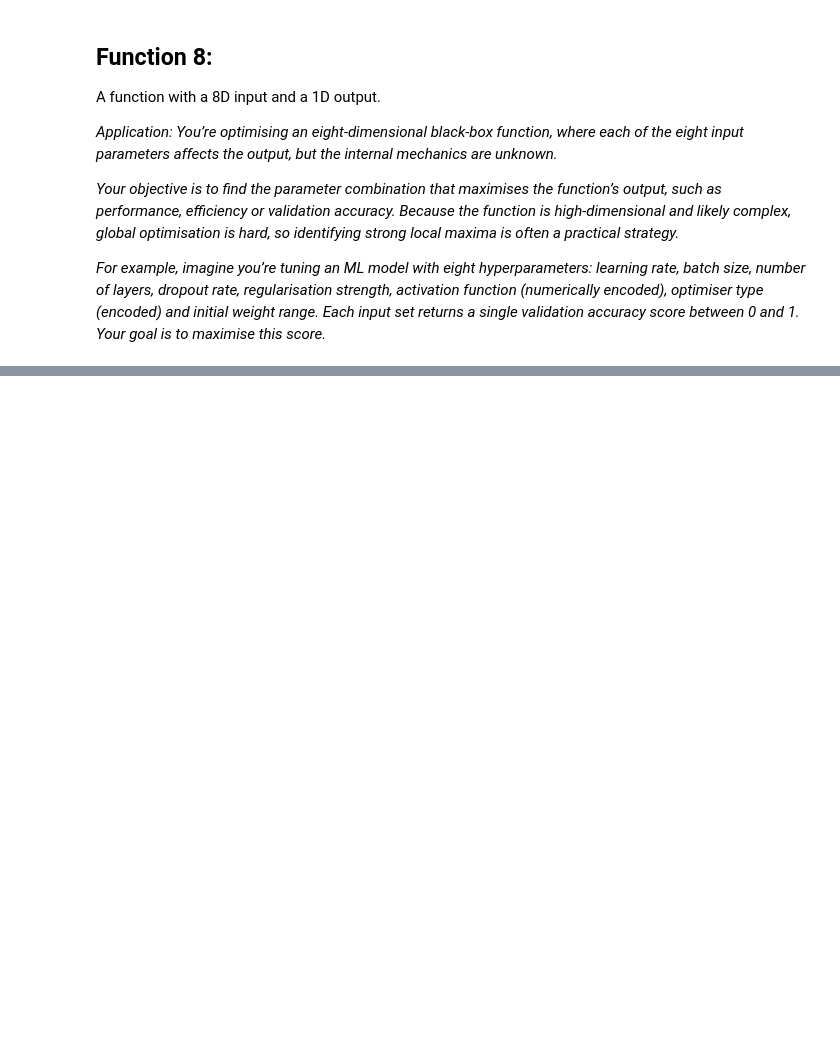
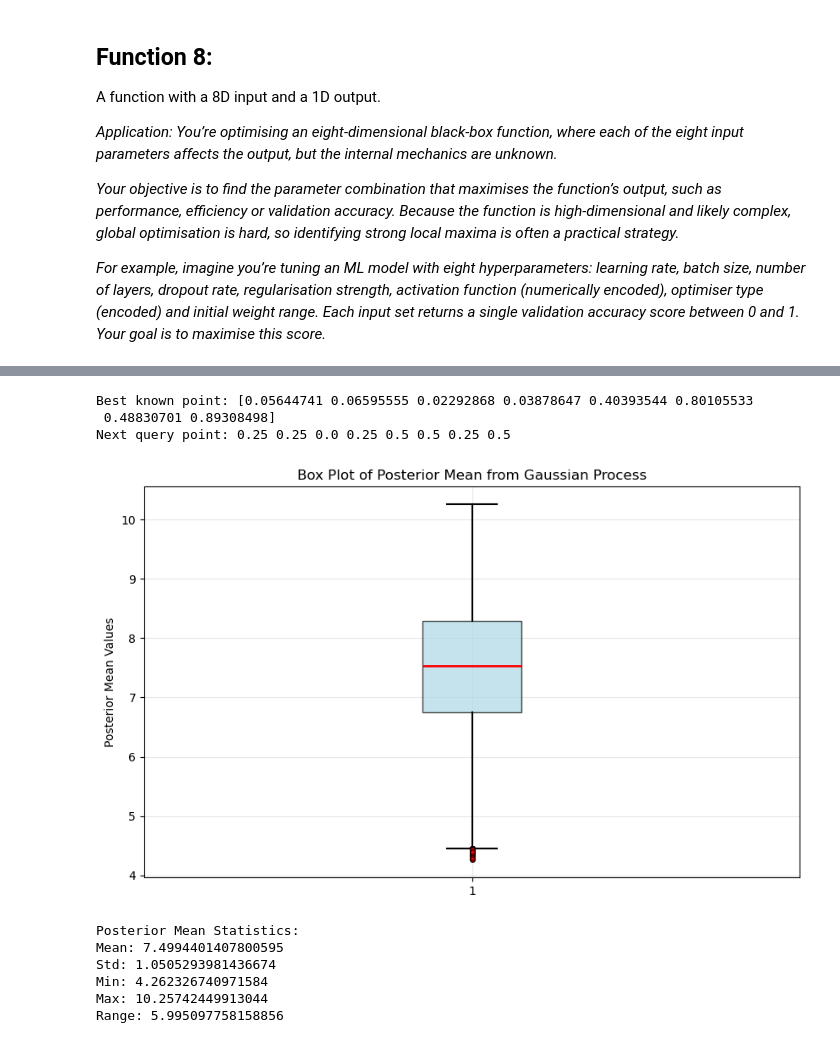
Before and after one commit to Kelly-A-W/Imperial-AI-and-ML-Course-Capstone-Project, a Jupyter notebook: capstone_assignment_12_1.ipynb, the cells around one changed output, grey strips where cells are left out. Drawn from its saved outputs; the diff is of its cells as text; code cells hidden in the pictures; blank space fills up the shorter version.

```diff
--- a/capstone_assignment_12_1.ipynb
+++ b/capstone_assignment_12_1.ipynb
@@ -1289,0 +1378,49 @@ A function with a 8D input and a 1D output.
+# %%
+# Calculate the UCB aquisition function
+kappa = 0.001
+UCB = post_mean + kappa * post_std
+
+# Calculate the PI aquisition function
+eta = 0.01 # encourages improvement by at least eta
+y_max = float(np.max(y_8))
+z = (post_mean - y_max - eta) / (post_std + 1e-12)
+PI = norm.cdf(z)
+
+# Get the next query point
+max_idx_8 = np.argmax(PI)
+next_point_8 = x_8_grid[max_idx_8]
+print("Best known point:", x_8[np.argmax(y_8)])
+print("Next query point:", round(next_point_8[0], 6), round(next_point_8[1], 6), round(next_point_8[2], 6), round(next_point_8[3], 6), round(next_point_8[4], 6), round(next_point_8[5], 6), round(next_point_8[6], 6), round(next_point_8[7], 6))
+# %% [output]
+Best known point: [0.05644741 0.06595555 0.02292868 0.03878647 0.40393544 0.80105533
+ 0.48830701 0.89308498]
+Next query point: 0.25 0.25 0.0 0.25 0.5 0.5 0.25 0.5
+# %%
+# Create density plot of post_mean
+plt.figure(figsize=(10, 6))
+plt.boxplot(post_mean, vert=True, patch_artist=True,
+           boxprops=dict(facecolor='lightblue', alpha=0.7),
+           medianprops=dict(color='red', linewidth=2),
+           whiskerprops=dict(color='black', linewidth=1.5),
+           capprops=dict(color='black', linewidth=1.5),
+           flierprops=dict(marker='o', markerfacecolor='red', markersize=4, alpha=0.6))
+plt.ylabel('Posterior Mean Values')
+plt.title('Box Plot of Posterior Mean from Gaussian Process')
+plt.grid(True, alpha=0.3)
+plt.show()
+
+# Print some statistics
+print(f"Posterior Mean Statistics:")
+print("Mean:", np.mean(post_mean))
+print("Std:", np.std(post_mean))
+print("Min:", np.min(post_mean))
+print("Max:", np.max(post_mean))
+print("Range:", np.max(post_mean) - np.min(post_mean))
+# %% [output]
+[figure, added]
+Posterior Mean Statistics:
+Mean: 7.4994401407800595
+Std: 1.0505293981436674
+Min: 4.262326740971584
+Max: 10.25742449913044
+Range: 5.995097758158856
```
Also changed, not shown: parts of 3 cells of this notebook.
